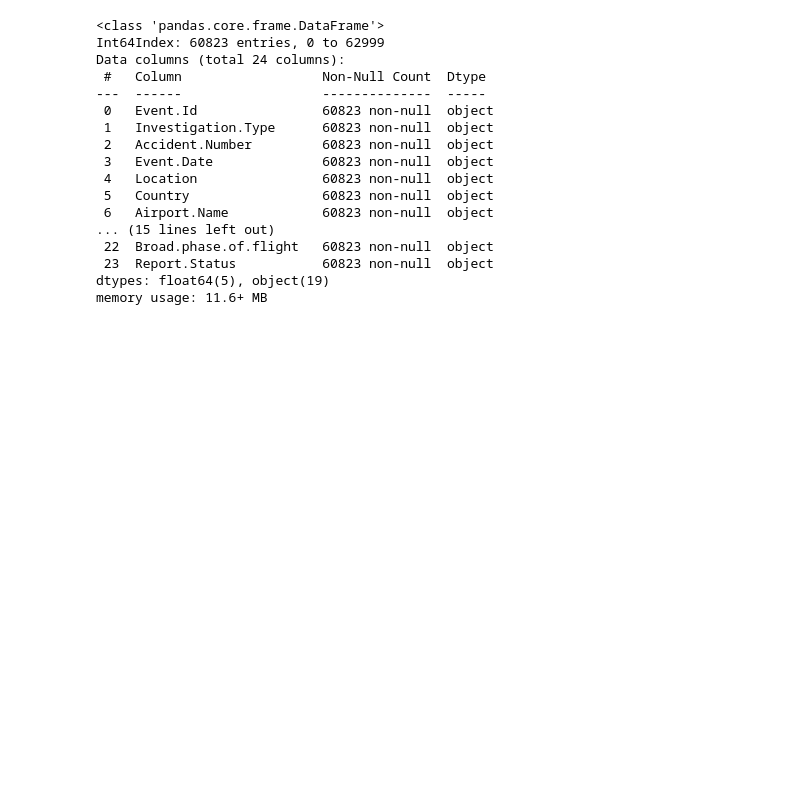
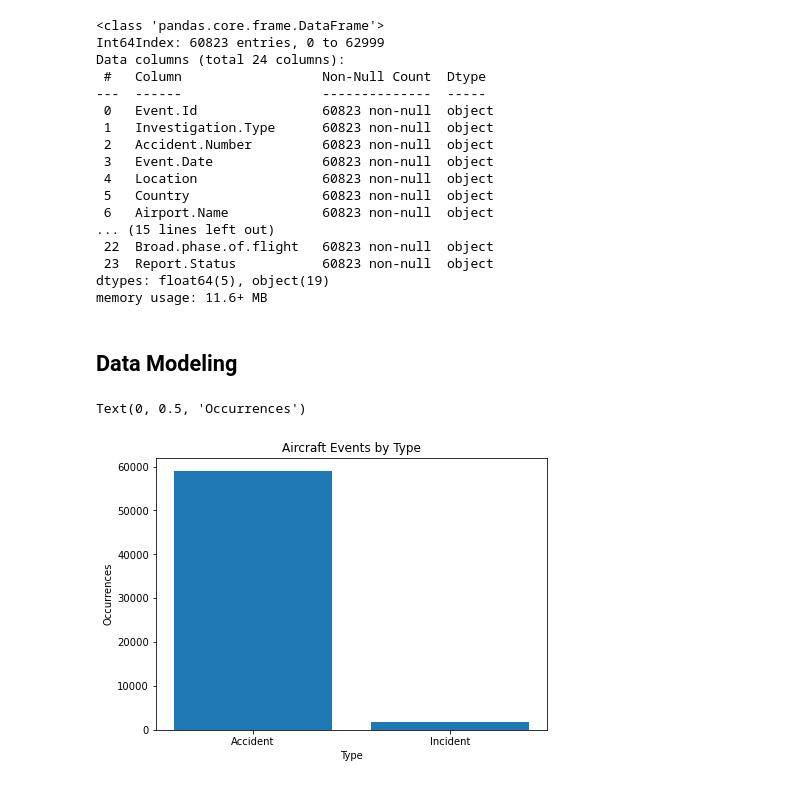
Before and after one commit to DaveyMburu/aircraft-accident-analysis, a Jupyter notebook: aircraft-accident-analysis.ipynb, the cells around one changed output. Drawn from its saved outputs; the diff is of its cells as text; code cells hidden in the pictures; blank space fills up the shorter version.

Commit message:
Data Modeling

```diff
--- a/aircraft-accident-analysis.ipynb
+++ b/aircraft-accident-analysis.ipynb
@@ -460,3 +460,14 @@ Data columns (total 24 columns):
  23  Report.Status           60823 non-null  object
 dtypes: float64(5), object(19)
 memory usage: 11.6+ MB
+# %% [markdown]
+## Data Modeling
+# %%
+plt.figure(figsize = (7,5))
+plt.bar(clean_df['Investigation.Type'].value_counts().index, clean_df['Investigation.Type'].value_counts().values)
+plt.title('Aircraft Events by Type')
+plt.xlabel('Type')
+plt.ylabel('Occurrences')
+# %% [output]
+Text(0, 0.5, 'Occurrences')
+[figure, added]
```
Also changed, not shown: parts of 1 cell of this notebook.
